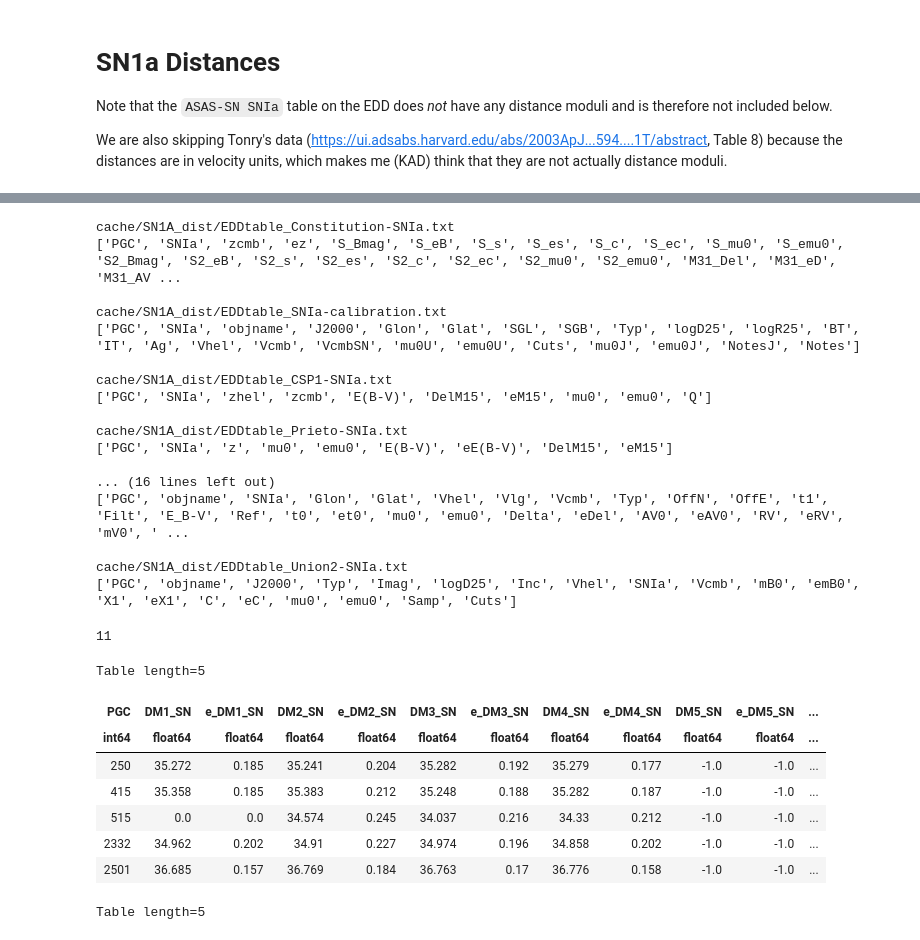
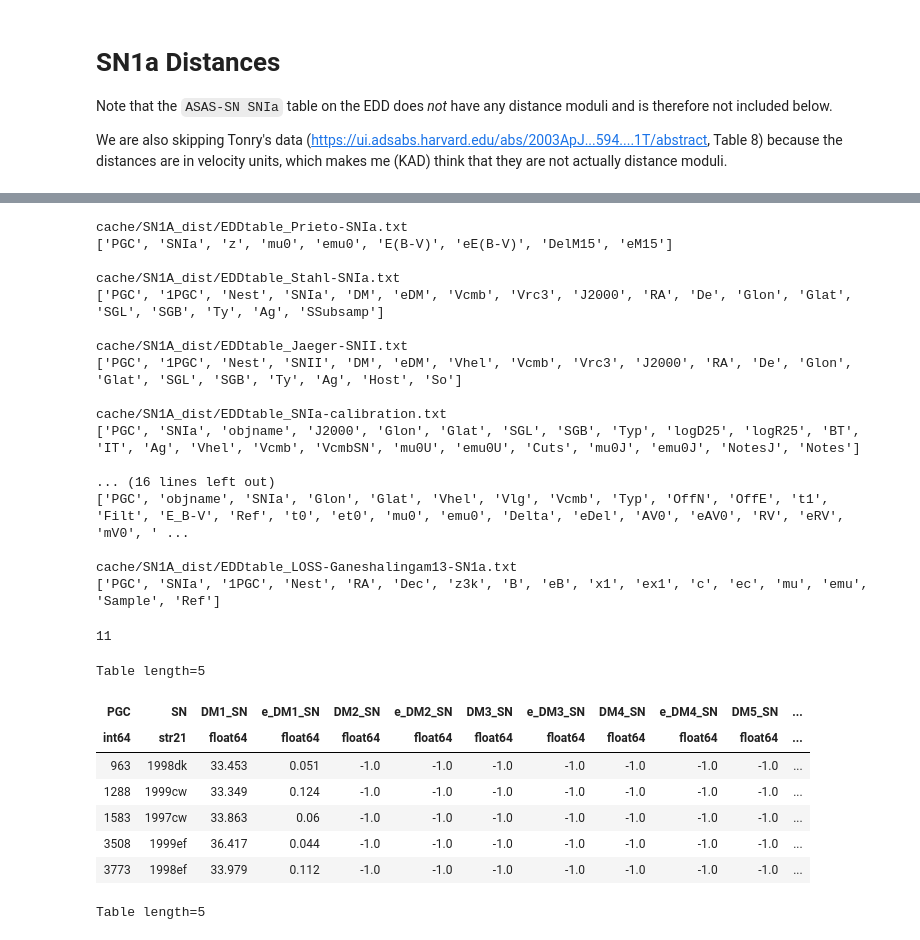
Before and after one commit to DESI-UR/DESI_SGA, a Jupyter notebook: TF/data_match.ipynb, the cells around one changed output, grey strips where cells are left out. Cells and saved outputs as stored; diff of their text form; code cells hidden in the pictures.

```diff
--- a/TF/data_match.ipynb
+++ b/TF/data_match.ipynb
@@ -16,8 +16,8 @@ import requests
 # %% [markdown]
 ## Load SGA Data
 # %%
-#SGA = Table.read('/global/cfs/cdirs/cosmo/data/sga/2020/SGA-2020.fits', 'ELLIPSE')
-SGA = Table.read('/Users/kellydouglass/Documents/Research/data/SGA/SGA-2020.fits', 'ELLIPSE')
+SGA = Table.read('/global/cfs/cdirs/cosmo/data/sga/2020/SGA-2020.fits', 'ELLIPSE')
+# SGA = Table.read('/Users/kellydouglass/Documents/Research/data/SGA/SGA-2020.fits', 'ELLIPSE')
 SGA[:5]
 # %% [output]
 Table length=5
@@ -410,5 +410,6 @@ sn_dist[0].split('/')[-1].strip('.txt').split('_')[-1]
 # %%
 PGC_ids = []
+SNe_ids = []
 DM1 = []
 e_DM1 = []
 DM2 = []
@@ -429,7 +430,7 @@ catalog = []
 
 for sfile in sn_dist:
 
-    if sfile == 'cache/SN1A_dist/EDDtable_Tonry-SNIa.txt':
+    if sfile in ['cache/SN1A_dist/EDDtable_Tonry-SNIa.txt', 'cache/SN1A_dist/Pantheon+SH0ES.dat']:
         continue
     print(sfile)
 
@@ -451,6 +452,14 @@ for sfile in sn_dist:
 
     # Append PGC numbers to list of PGC numbers
     PGC_ids.append(jtab['PGC'].flatten())
+
+    # Append SN names to list of SNe
+    if 'SNIa' in jtab.colnames:
+        SNe_ids.append(jtab['SNIa'].flatten())
+    elif 'SNII' in jtab.colnames:
+        SNe_ids.append(jtab['SNII'].flatten())
+    else:
+        print('SN column name unknown.')
 
     # Append distance moduli and uncertainties to appropriate lists
     try:
@@ -586,25 +595,26 @@ for sfile in sn_dist:
 
     print()
 # %% [output]
-cache/SN1A_dist/EDDtable_Constitution-SNIa.txt
-['PGC', 'SNIa', 'zcmb', 'ez', 'S_Bmag', 'S_eB', 'S_s', 'S_es', 'S_c', 'S_ec', 'S_mu0', 'S_emu0', 'S2_Bmag', 'S2_eB', 'S2_s', 'S2_es', 'S2_c', 'S2_ec', 'S2_mu0', 'S2_emu0', 'M31_Del', 'M31_eD', 'M31_AV ...
+cache/SN1A_dist/EDDtable_Prieto-SNIa.txt
+['PGC', 'SNIa', 'z', 'mu0', 'emu0', 'E(B-V)', 'eE(B-V)', 'DelM15', 'eM15']
+
+cache/SN1A_dist/EDDtable_Stahl-SNIa.txt
+['PGC', '1PGC', 'Nest', 'SNIa', 'DM', 'eDM', 'Vcmb', 'Vrc3', 'J2000', 'RA', 'De', 'Glon', 'Glat', 'SGL', 'SGB', 'Ty', 'Ag', 'SSubsamp']
+
+cache/SN1A_dist/EDDtable_Jaeger-SNII.txt
+['PGC', '1PGC', 'Nest', 'SNII', 'DM', 'eDM', 'Vhel', 'Vcmb', 'Vrc3', 'J2000', 'RA', 'De', 'Glon', 'Glat', 'SGL', 'SGB', 'Ty', 'Ag', 'Host', 'So']
 
 cache/SN1A_dist/EDDtable_SNIa-calibration.txt
 ['PGC', 'SNIa', 'objname', 'J2000', 'Glon', 'Glat', 'SGL', 'SGB', 'Typ', 'logD25', 'logR25', 'BT', 'IT', 'Ag', 'Vhel', 'Vcmb', 'VcmbSN', 'mu0U', 'emu0U', 'Cuts', 'mu0J', 'emu0J', 'NotesJ', 'Notes']
 
-cache/SN1A_dist/EDDtable_CSP1-SNIa.txt
-['PGC', 'SNIa', 'zhel', 'zcmb', 'E(B-V)', 'DelM15', 'eM15', 'mu0', 'emu0', 'Q']
-
-cache/SN1A_dist/EDDtable_Prieto-SNIa.txt
-['PGC', 'SNIa', 'z', 'mu0', 'emu0', 'E(B-V)', 'eE(B-V)', 'DelM15', 'eM15']
-
 ... (16 lines left out)
 ['PGC', 'objname', 'SNIa', 'Glon', 'Glat', 'Vhel', 'Vlg', 'Vcmb', 'Typ', 'OffN', 'OffE', 't1', 'Filt', 'E_B-V', 'Ref', 't0', 'et0', 'mu0', 'emu0', 'Delta', 'eDel', 'AV0', 'eAV0', 'RV', 'eRV', 'mV0', ' ...
 
-cache/SN1A_dist/EDDtable_Union2-SNIa.txt
-['PGC', 'objname', 'J2000', 'Typ', 'Imag', 'logD25', 'Inc', 'Vhel', 'SNIa', 'Vcmb', 'mB0', 'emB0', 'X1', 'eX1', 'C', 'eC', 'mu0', 'emu0', 'Samp', 'Cuts']
+cache/SN1A_dist/EDDtable_LOSS-Ganeshalingam13-SN1a.txt
+['PGC', 'SNIa', '1PGC', 'Nest', 'RA', 'Dec', 'z3k', 'B', 'eB', 'x1', 'ex1', 'c', 'ec', 'mu', 'emu', 'Sample', 'Ref']
 # %%
 PGC_ids_flat = flatten_list(PGC_ids)
+SNe_ids_flat = flatten_list(SNe_ids)
 DM1_flat = flatten_list(DM1)
 e_DM1_flat = flatten_list(e_DM1)
 DM2_flat = flatten_list(DM2)
@@ -635,20 +645,20 @@ metadata = {
             'DM7_SN': 'Distance modulus from Folatelli et al. (2010) for 5_Sources_SNIa (no error given)'
             }
 # %%
-tab = Table([PGC_ids_flat, DM1_flat, e_DM1_flat, DM2_flat, e_DM2_flat, DM3_flat, e_DM3_flat, DM4_flat, e_DM4_flat,DM5_flat, e_DM5_flat,DM6_flat, e_DM6_flat,DM7_flat, e_DM7_flat, catalog_flat],
-             names = ['PGC', 'DM1_SN', 'e_DM1_SN',  'DM2_SN', 'e_DM2_SN', 'DM3_SN', 'e_DM3_SN', 'DM4_SN', 'e_DM4_SN', 'DM5_SN', 'e_DM5_SN', 'DM6_SN', 'e_DM6_SN', 'DM7_SN', 'e_DM7_SN','SN_Catalog'],
+tab = Table([PGC_ids_flat, SNe_ids_flat, DM1_flat, e_DM1_flat, DM2_flat, e_DM2_flat, DM3_flat, e_DM3_flat, DM4_flat, e_DM4_flat,DM5_flat, e_DM5_flat,DM6_flat, e_DM6_flat,DM7_flat, e_DM7_flat, catalog_flat],
+             names = ['PGC', 'SN', 'DM1_SN', 'e_DM1_SN',  'DM2_SN', 'e_DM2_SN', 'DM3_SN', 'e_DM3_SN', 'DM4_SN', 'e_DM4_SN', 'DM5_SN', 'e_DM5_SN', 'DM6_SN', 'e_DM6_SN', 'DM7_SN', 'e_DM7_SN','SN_Catalog'],
              meta = metadata)
 
 tab[:5]
 # %% [output]
 Table length=5
-| PGC | DM1_SN | e_DM1_SN | DM2_SN | e_DM2_SN | DM3_SN | e_DM3_SN | DM4_SN | e_DM4_SN | DM5_SN | e_DM5_SN | ... |
-| int64 | float64 | float64 | float64 | float64 | float64 | float64 | float64 | float64 | float64 | float64 | ... |
-| 250 | 35.272 | 0.185 | 35.241 | 0.204 | 35.282 | 0.192 | 35.279 | 0.177 | -1.0 | -1.0 | ... |
-| 415 | 35.358 | 0.185 | 35.383 | 0.212 | 35.248 | 0.188 | 35.282 | 0.187 | -1.0 | -1.0 | ... |
-| 515 | 0.0 | 0.0 | 34.574 | 0.245 | 34.037 | 0.216 | 34.33 | 0.212 | -1.0 | -1.0 | ... |
-| 2332 | 34.962 | 0.202 | 34.91 | 0.227 | 34.974 | 0.196 | 34.858 | 0.202 | -1.0 | -1.0 | ... |
-| 2501 | 36.685 | 0.157 | 36.769 | 0.184 | 36.763 | 0.17 | 36.776 | 0.158 | -1.0 | -1.0 | ... |
+| PGC | SN | DM1_SN | e_DM1_SN | DM2_SN | e_DM2_SN | DM3_SN | e_DM3_SN | DM4_SN | e_DM4_SN | DM5_SN | ... |
+| int64 | str21 | float64 | float64 | float64 | float64 | float64 | float64 | float64 | float64 | float64 | ... |
+| 963 | 1998dk | 33.453 | 0.051 | -1.0 | -1.0 | -1.0 | -1.0 | -1.0 | -1.0 | -1.0 | ... |
+| 1288 | 1999cw | 33.349 | 0.124 | -1.0 | -1.0 | -1.0 | -1.0 | -1.0 | -1.0 | -1.0 | ... |
+| 1583 | 1997cw | 33.863 | 0.06 | -1.0 | -1.0 | -1.0 | -1.0 | -1.0 | -1.0 | -1.0 | ... |
+| 3508 | 1999ef | 36.417 | 0.044 | -1.0 | -1.0 | -1.0 | -1.0 | -1.0 | -1.0 | -1.0 | ... |
+| 3773 | 1998ef | 33.979 | 0.112 | -1.0 | -1.0 | -1.0 | -1.0 | -1.0 | -1.0 | -1.0 | ... |
 # %%
 maintab2 = join(maintab, tab, keys='PGC', join_type='left')
 
```
Also changed, not shown: parts of 10 cells of this notebook, 2 other files.
